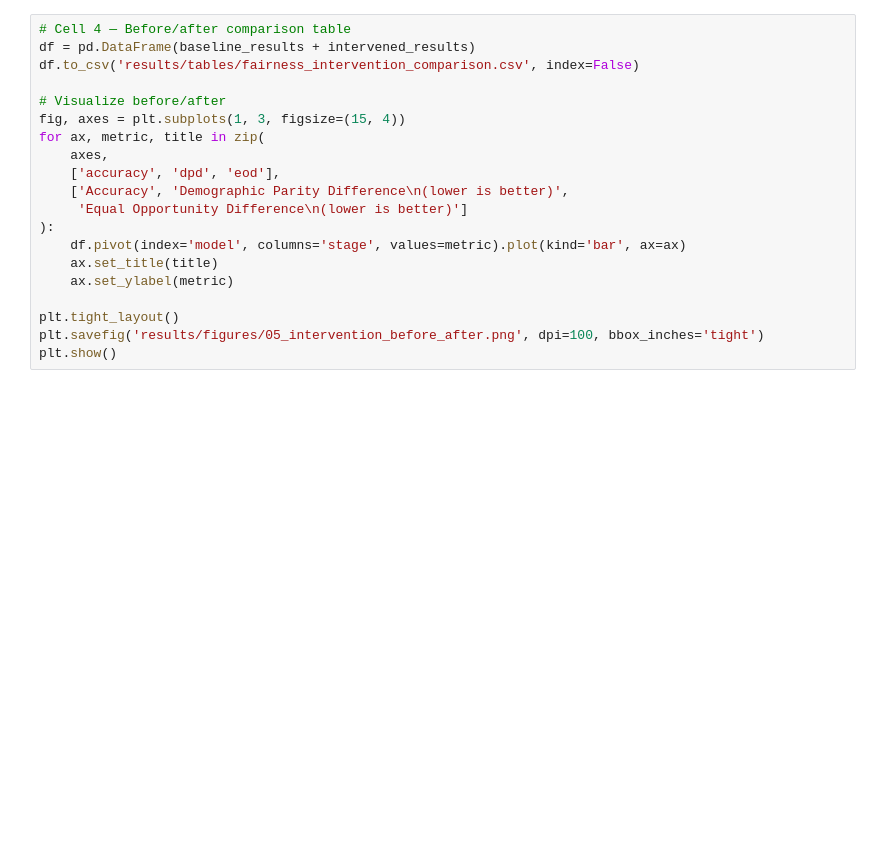
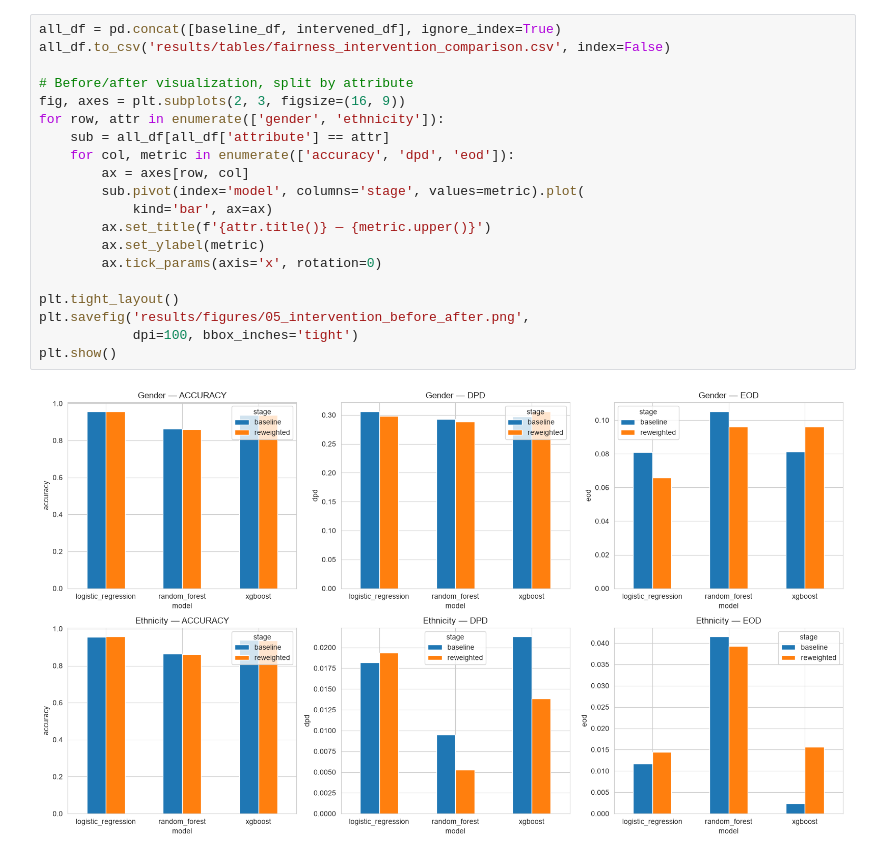
Before and after one commit to Amanda-Eni/ResumeBiasResearch, a Jupyter notebook: notebooks/04_fairness_intervention.ipynb, the cells around one changed output. Saved outputs shown, nothing was run; the diff lists cells and outputs as text; blank space fills up the shorter version.

```diff
--- a/notebooks/04_fairness_intervention.ipynb
+++ b/notebooks/04_fairness_intervention.ipynb
@@ -70,20 +132,22 @@ print(pd.DataFrame(intervened_results).to_string(index=False))
 # %%
-# Cell 4 — Before/after comparison table
-df = pd.DataFrame(baseline_results + intervened_results)
-df.to_csv('results/tables/fairness_intervention_comparison.csv', index=False)
+all_df = pd.concat([baseline_df, intervened_df], ignore_index=True)
+all_df.to_csv('results/tables/fairness_intervention_comparison.csv', index=False)
 
-# Visualize before/after
-fig, axes = plt.subplots(1, 3, figsize=(15, 4))
-for ax, metric, title in zip(
-    axes,
-    ['accuracy', 'dpd', 'eod'],
-    ['Accuracy', 'Demographic Parity Difference\n(lower is better)',
-     'Equal Opportunity Difference\n(lower is better)']
-):
-    df.pivot(index='model', columns='stage', values=metric).plot(kind='bar', ax=ax)
-    ax.set_title(title)
-    ax.set_ylabel(metric)
+# Before/after visualization, split by attribute
+fig, axes = plt.subplots(2, 3, figsize=(16, 9))
+for row, attr in enumerate(['gender', 'ethnicity']):
+    sub = all_df[all_df['attribute'] == attr]
+    for col, metric in enumerate(['accuracy', 'dpd', 'eod']):
+        ax = axes[row, col]
+        sub.pivot(index='model', columns='stage', values=metric).plot(
+            kind='bar', ax=ax)
+        ax.set_title(f'{attr.title()} — {metric.upper()}')
+        ax.set_ylabel(metric)
+        ax.tick_params(axis='x', rotation=0)
 
 plt.tight_layout()
-plt.savefig('results/figures/05_intervention_before_after.png', dpi=100, bbox_inches='tight')
+plt.savefig('results/figures/05_intervention_before_after.png',
+            dpi=100, bbox_inches='tight')
 plt.show()
+# %% [output]
+[figure, added]
```
Also changed, not shown: parts of 3 cells of this notebook, 6 other files.
